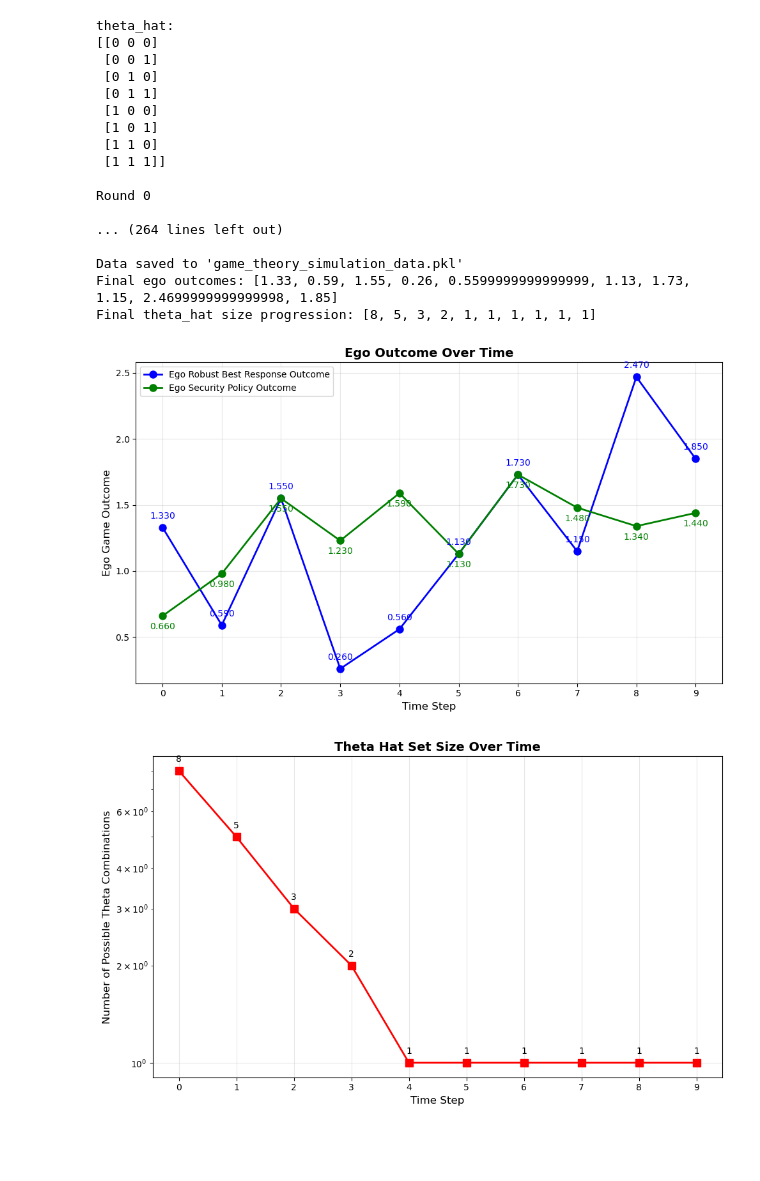
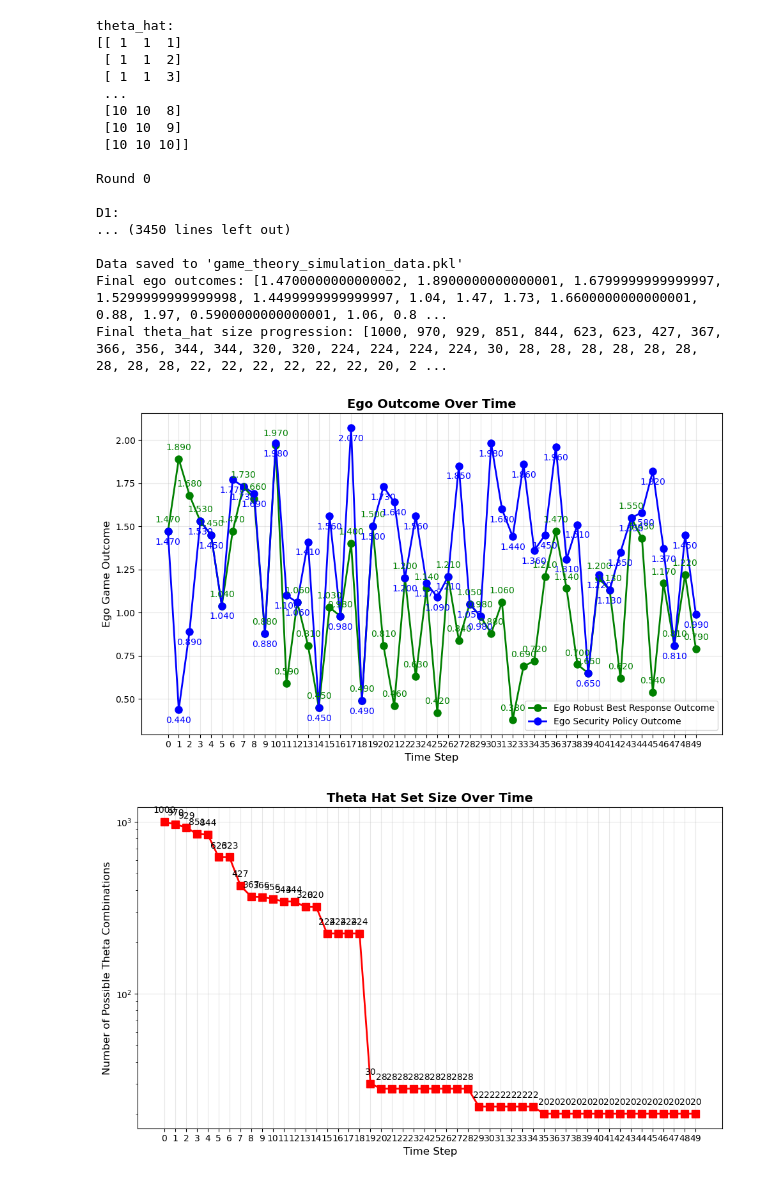
Before and after one commit to toazbenj/race_simulation, a Jupyter notebook: data_processing/prediction_game.ipynb, the cells around one changed output. Saved outputs shown, nothing was run; the diff lists cells and outputs as text; code cells hidden in the pictures; blank space fills up the shorter version.

```diff
--- a/data_processing/prediction_game.ipynb
+++ b/data_processing/prediction_game.ipynb
@@ -6,11 +6,21 @@ import pickle
 np.random.seed(41)
 
 thetas1 = np.array([1, 1, 1])
-thetas2 = np.array([1, 1, 1])
-time_steps = 10
-choices = 5
+thetas2 = np.array([5.5, 7.5, 10.5])
+time_steps = 50
+choices = 3
 
-theta_hat = np.array(list(product([0, 1], repeat=3)))
+# Set theta parameters
+min_vals = [1, 1, 1]           # minimum values
+max_vals = [10, 10, 10]         # maximum values
+resolutions = [1, 1, 1] # different resolution for each variable
+
+# Generate all combinations
+theta_hat = np.array(list(product(
+    np.arange(min_vals[0], max_vals[0] + resolutions[0], resolutions[0]),
+    np.arange(min_vals[1], max_vals[1] + resolutions[1], resolutions[1]),
+    np.arange(min_vals[2], max_vals[2] + resolutions[2], resolutions[2])
+)))
 print(f"theta_hat: \n{theta_hat}")
 
 # Initialize lists to store data over time
@@ -60,11 +70,11 @@ for t in range(time_steps):
     gamma = None
     sigma_worst = None
     for sigma_possible in set(sigma_hat):
-        outcome = np.min(D1[:][sigma_possible])
+        outcome = np.min(D1[:,sigma_possible])
         if outcome > worst_outcome:
             worst_outcome = outcome
             sigma_worst = sigma_possible
-            gamma = np.argmin(D1[:][sigma_possible])
+            gamma = np.argmin(D1[:, sigma_possible])
 
     # observe actual policy
     sigma = np.argmin(np.max(D2, axis=0))
@@ -76,13 +86,14 @@ for t in range(time_steps):
     print()
     print(f'(gamma, sigma): {(gamma, sigma)}')
     print(f"sigma_worst: {sigma_worst}")
+    print(f"gamma_s: {gamma_s}")
     print(f"ego_game_outcome: {ego_game_outcome}")
 
     # Store data
     ego_robust_prediction_outcomes.append(ego_game_outcome)
     ego_sec_policy_outcomes.append(ego_sec_outcome)
     theta_hat_history.append(theta_hat.copy())
-    sigma_worst_history.append(sigma)
+    sigma_worst_history.append(sigma_worst)
     sigma_history.append(sigma)
     gamma_history.append(gamma)
 
@@ -98,6 +109,7 @@ simulation_data = {
     'ego_outcomes': ego_robust_prediction_outcomes,
     'ego_sec_policy_outcomes': ego_sec_policy_outcomes,
     'theta_hat_history': theta_hat_history,
+    'sigma_worst_history': sigma_worst_history,
     'sigma_history': sigma_history,
     'gamma_history': gamma_history,
     'time_steps': time_steps
@@ -112,60 +124,60 @@ print(f"Final ego outcomes: {ego_robust_prediction_outcomes}")
 print(f"Final theta_hat size progression: {[len(th) for th in theta_hat_history]}")
 # %% [output]
 theta_hat:
-[[0 0 0]
- [0 0 1]
- [0 1 0]
- [0 1 1]
- [1 0 0]
- [1 0 1]
- [1 1 0]
- [1 1 1]]
+[[ 1  1  1]
+ [ 1  1  2]
+ [ 1  1  3]
+ ...
+ [10 10  8]
+ [10 10  9]
+ [10 10 10]]
 
 Round 0
 
-... (264 lines left out)
+D1:
+... (3450 lines left out)
 
 Data saved to 'game_theory_simulation_data.pkl'
-Final ego outcomes: [1.33, 0.59, 1.55, 0.26, 0.5599999999999999, 1.13, 1.73, 1.15, 2.4699999999999998, 1.85]
-Final theta_hat size progression: [8, 5, 3, 2, 1, 1, 1, 1, 1, 1]
+Final ego outcomes: [1.4700000000000002, 1.8900000000000001, 1.6799999999999997, 1.5299999999999998, 1.4499999999999997, 1.04, 1.47, 1.73, 1.6600000000000001, 0.88, 1.97, 0.5900000000000001, 1.06, 0.8 ...
+Final theta_hat size progression: [1000, 970, 929, 851, 844, 623, 623, 427, 367, 366, 356, 344, 344, 320, 320, 224, 224, 224, 224, 30, 28, 28, 28, 28, 28, 28, 28, 28, 28, 22, 22, 22, 22, 22, 22, 20, 2 ...
 # %%
 import matplotlib.pyplot as plt
 import numpy as np
 import pickle
 
 # Load the saved data
 with open('game_theory_simulation_data.pkl', 'rb') as f:
     data = pickle.load(f)
 
 ego_outcomes = data['ego_outcomes']
 ego_sec_policy_outcomes = data['ego_sec_policy_outcomes']
 time_steps = data['time_steps']
 
 # Plot 1: Ego Outcome Over Time
 plt.figure(figsize=(10, 6))
-plt.plot(range(time_steps), ego_outcomes, 'b-o', linewidth=2, markersize=8, label='Ego Robust Best Response Outcome')
-plt.plot(range(time_steps), ego_sec_policy_outcomes, 'g-o', linewidth=2, markersize=8, label='Ego Security Policy Outcome')
+plt.plot(range(time_steps), ego_outcomes, 'g-o', linewidth=2, markersize=8, label='Ego Robust Best Response Outcome')
+plt.plot(range(time_steps), ego_sec_policy_outcomes, 'b-o', linewidth=2, markersize=8, label='Ego Security Policy Outcome')
 plt.xlabel('Time Step', fontsize=12)
 plt.ylabel('Ego Game Outcome', fontsize=12)
 plt.title('Ego Outcome Over Time', fontsize=14, fontweight='bold')
 plt.grid(True, alpha=0.3)
 plt.xticks(range(time_steps))
 plt.legend()
 
 # Add value labels on points for ego_outcomes
 for i, outcome in enumerate(ego_outcomes):
     plt.annotate(f'{outcome:.3f}', (i, outcome),
-                textcoords="offset points", xytext=(0,10), ha='center', color='blue')
+                textcoords="offset points", xytext=(0,10), ha='center', color='green')
 
 # Add value labels on points for ego_sec_policy_outcomes
 for i, outcome in enumerate(ego_sec_policy_outcomes):
     plt.annotate(f'{outcome:.3f}', (i, outcome),
-                textcoords="offset points", xytext=(0,-15), ha='center', color='green')
+                textcoords="offset points", xytext=(0,-15), ha='center', color='blue')
 
 plt.tight_layout()
 plt.show()
 # %% [output]
-[figure, old version]
+[figure, new version]
 # %%
 import matplotlib.pyplot as plt
 import numpy as np
@@ -198,7 +210,7 @@ for i, size in enumerate(theta_hat_sizes):
 plt.tight_layout()
 plt.show()
 # %% [output]
-[figure, old version]
+[figure, new version]
 # %%
 import matplotlib.pyplot as plt
 import numpy as np
```
Also changed, not shown: parts of 2 cells of this notebook, 1 other file.
